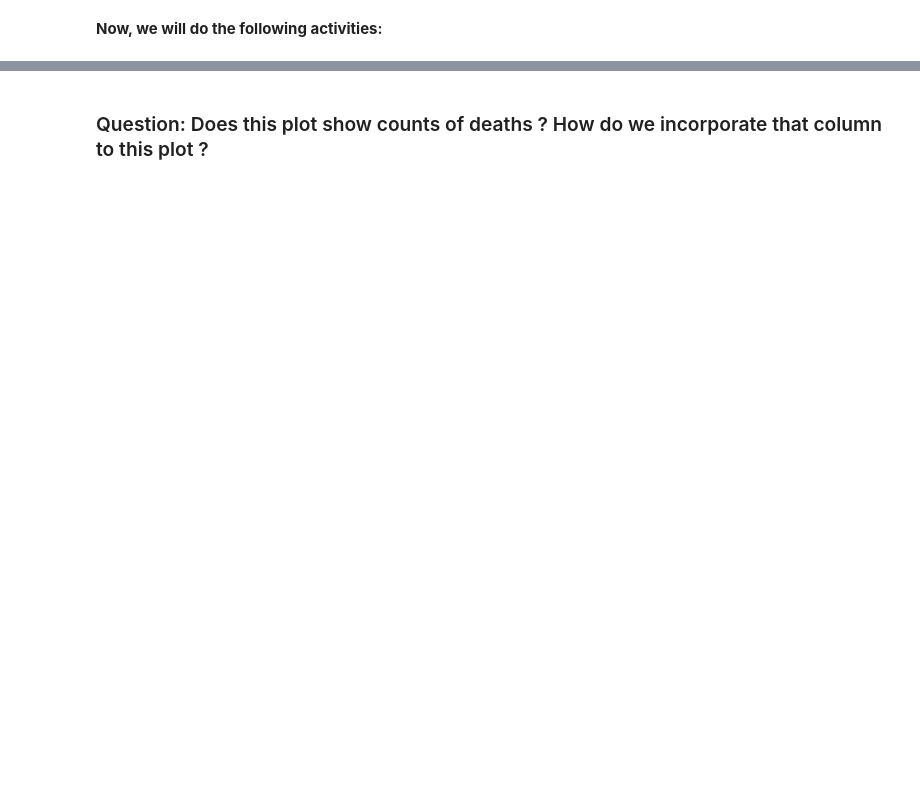
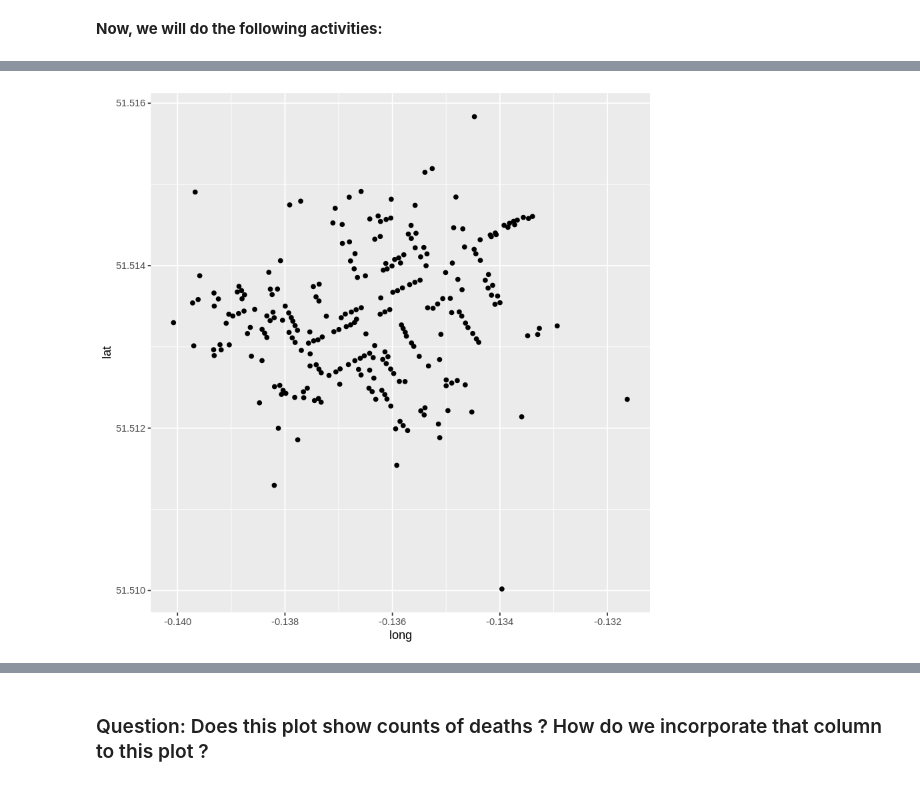
Before and after one commit to BlakeBigG/Big_Data_Visualization_MS, a Jupyter notebook: modules/module1/practices/L1_CholeraMap_Practice.ipynb, the cells around one changed output, grey strips where cells are left out. Drawn from its saved outputs; the diff is of its cells as text; code cells hidden in the pictures; blank space fills up the shorter version.

```diff
--- a/modules/module1/practices/L1_CholeraMap_Practice.ipynb
+++ b/modules/module1/practices/L1_CholeraMap_Practice.ipynb
@@ -43,6 +68,7 @@ p1
 # %%
 # Activity 1: read the Cholera data into a data frame, show head and tail
 
-df <- <-- YOUR ANSWER HERE -->
+df <- data.frame(read.csv("/dsa/data/all_datasets/CholeraDeathsPumps.csv"))
 
-<-- YOUR ANSWER HERE -->
+head(df)
+tail(df)
@@ -56,7 +111,9 @@ head(wpumps)
 # %%
 # Activity 3: plot all data points as a scatter plot; define aesthetics
 
-ggplot(data=df, <-- YOUR ANSWER HERE -->) +  <-- YOUR ANSWER HERE -->
+ggplot(data=df, aes(long, lat)) +  geom_point()
+# %% [output]
+[figure, added]
 # %%
 # Activity 4: change color of the points to blue
 
```
Also changed, not shown: parts of 10 cells of this notebook, 3 other files.
